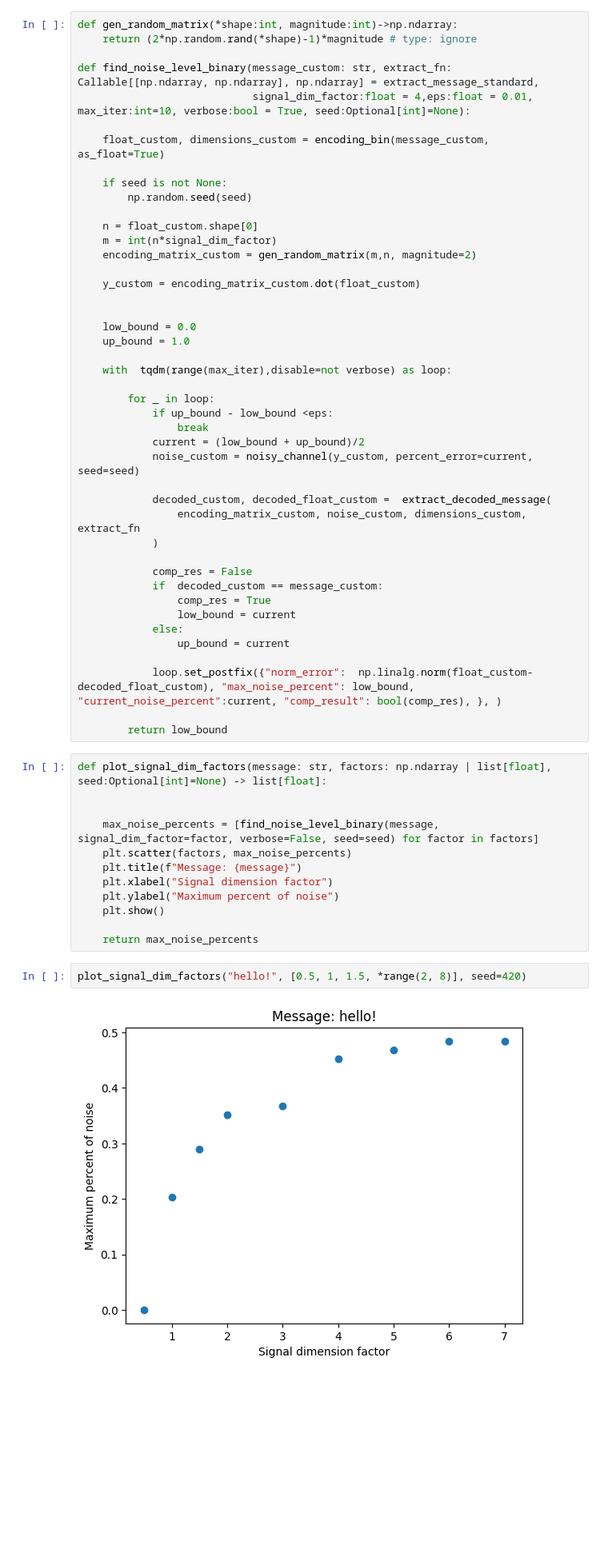
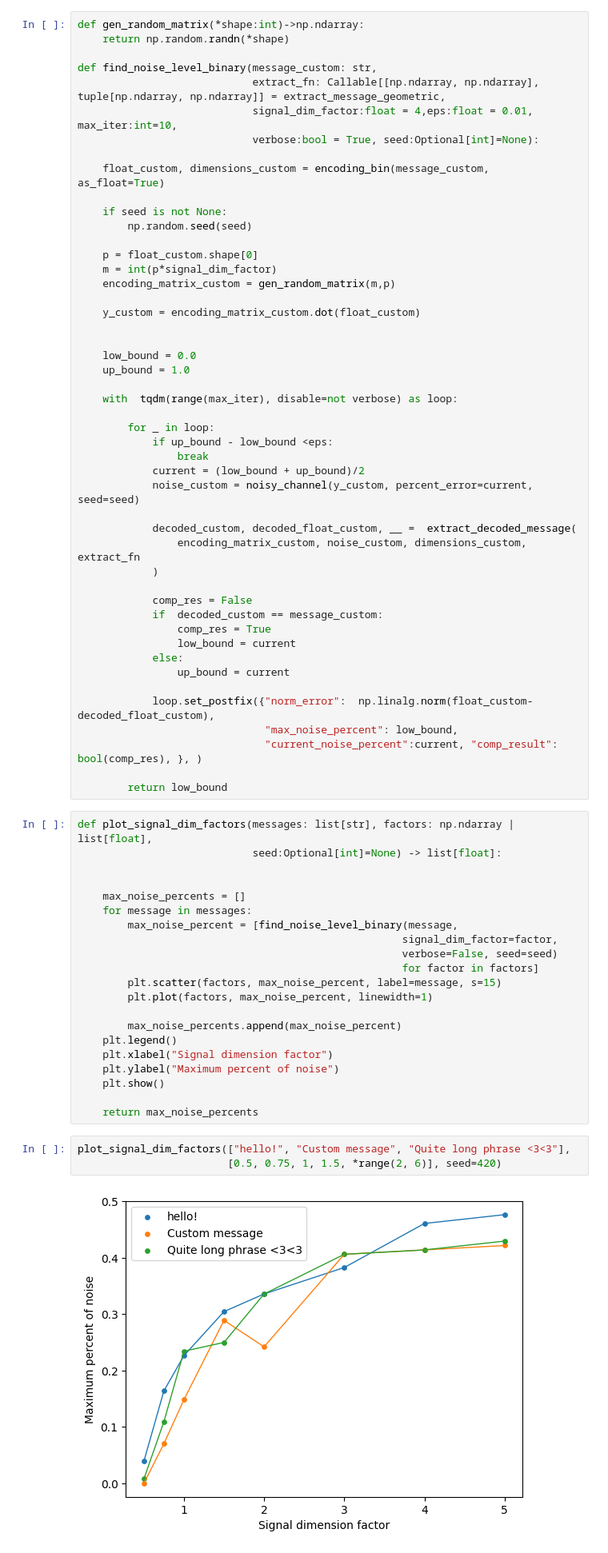
Before and after one commit to dsomni/optimization-f24, a Jupyter notebook: solution.ipynb, the cells around one changed output. Shown: that part at 80% size. Saved outputs shown, nothing was run; the diff lists cells and outputs as text; blank space fills up the shorter version.

```diff
--- a/solution.ipynb
+++ b/solution.ipynb
@@ -448,20 +448,22 @@ _Q4: Is the solution obtained a vertex of the corresponding polyhedron? Justify
 _Q5:  Now generate a message yourself: up to what level of noise can your message be decrypted.
 (i.e. how many entries of y′ can be disturbed)? Is this surprising? Please comment briefly_
 # %%
-def gen_random_matrix(*shape:int, magnitude:int)->np.ndarray:
-    return (2*np.random.rand(*shape)-1)*magnitude # type: ignore
+def gen_random_matrix(*shape:int)->np.ndarray:
+    return np.random.randn(*shape)
 
-def find_noise_level_binary(message_custom: str, extract_fn: Callable[[np.ndarray, np.ndarray], np.ndarray] = extract_message_standard,
-                            signal_dim_factor:float = 4,eps:float = 0.01, max_iter:int=10, verbose:bool = True, seed:Optional[int]=None):
+def find_noise_level_binary(message_custom: str,
+                            extract_fn: Callable[[np.ndarray, np.ndarray], tuple[np.ndarray, np.ndarray]] = extract_message_geometric,
+                            signal_dim_factor:float = 4,eps:float = 0.01, max_iter:int=10,
+                            verbose:bool = True, seed:Optional[int]=None):
 
     float_custom, dimensions_custom = encoding_bin(message_custom, as_float=True)
 
     if seed is not None:
         np.random.seed(seed)
 
-    n = float_custom.shape[0]
-    m = int(n*signal_dim_factor)
-    encoding_matrix_custom = gen_random_matrix(m,n, magnitude=2)
+    p = float_custom.shape[0]
+    m = int(p*signal_dim_factor)
+    encoding_matrix_custom = gen_random_matrix(m,p)
 
     y_custom = encoding_matrix_custom.dot(float_custom)
 
@@ -469,7 +471,7 @@ def find_noise_level_binary(message_custom: str, extract_fn: Callable[[np.ndarra
     low_bound = 0.0
     up_bound = 1.0
 
-    with  tqdm(range(max_iter),disable=not verbose) as loop:
+    with  tqdm(range(max_iter), disable=not verbose) as loop:
 
         for _ in loop:
             if up_bound - low_bound <eps:
@@ -477,7 +479,7 @@ def find_noise_level_binary(message_custom: str, extract_fn: Callable[[np.ndarra
             current = (low_bound + up_bound)/2
             noise_custom = noisy_channel(y_custom, percent_error=current, seed=seed)
 
-            decoded_custom, decoded_float_custom =  extract_decoded_message(
+            decoded_custom, decoded_float_custom, __ =  extract_decoded_message(
                 encoding_matrix_custom, noise_custom, dimensions_custom, extract_fn
             )
 
@@ -488,22 +490,34 @@ def find_noise_level_binary(message_custom: str, extract_fn: Callable[[np.ndarra
             else:
                 up_bound = current
 
-            loop.set_postfix({"norm_error":  np.linalg.norm(float_custom-decoded_float_custom), "max_noise_percent": low_bound, "current_noise_percent":current, "comp_result": bool(comp_res), }, )
+            loop.set_postfix({"norm_error":  np.linalg.norm(float_custom-decoded_float_custom),
+                              "max_noise_percent": low_bound,
+                              "current_noise_percent":current, "comp_result": bool(comp_res), }, )
 
         return low_bound
 # %%
-def plot_signal_dim_factors(message: str, factors: np.ndarray | list[float], seed:Optional[int]=None) -> list[float]:
+def plot_signal_dim_factors(messages: list[str], factors: np.ndarray | list[float],
+                            seed:Optional[int]=None) -> list[float]:
 
 
-    max_noise_percents = [find_noise_level_binary(message, signal_dim_factor=factor, verbose=False, seed=seed) for factor in factors]
-    plt.scatter(factors, max_noise_percents)
-    plt.title(f"Message: {message}")
+    max_noise_percents = []
+    for message in messages:
+        max_noise_percent = [find_noise_level_binary(message,
+                                                    signal_dim_factor=factor,
+                                                    verbose=False, seed=seed)
+                                                    for factor in factors]
+        plt.scatter(factors, max_noise_percent, label=message, s=15)
+        plt.plot(factors, max_noise_percent, linewidth=1)
+
+        max_noise_percents.append(max_noise_percent)
+    plt.legend()
     plt.xlabel("Signal dimension factor")
     plt.ylabel("Maximum percent of noise")
     plt.show()
 
     return max_noise_percents
 # %%
-plot_signal_dim_factors("hello!", [0.5, 1, 1.5, *range(2, 8)], seed=420)
+plot_signal_dim_factors(["hello!", "Custom message", "Quite long phrase <3<3"],
+                        [0.5, 0.75, 1, 1.5, *range(2, 6)], seed=420)
 # %% [output]
-[figure, old version]
+[figure, new version]
```
Also changed, not shown: parts of 14 cells of this notebook, 2 other files.
